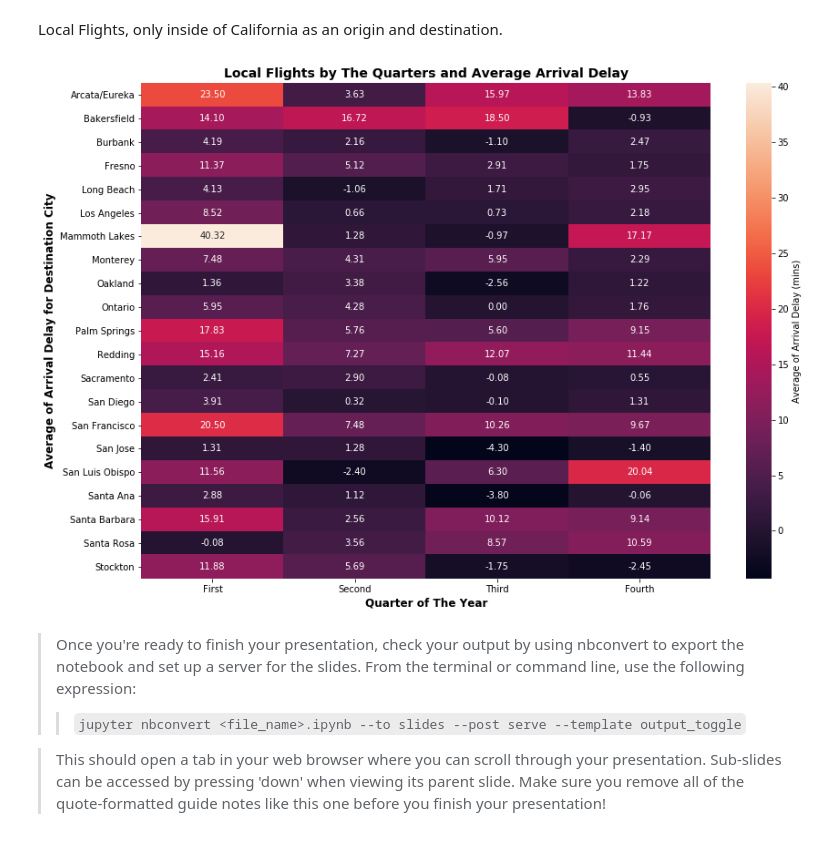
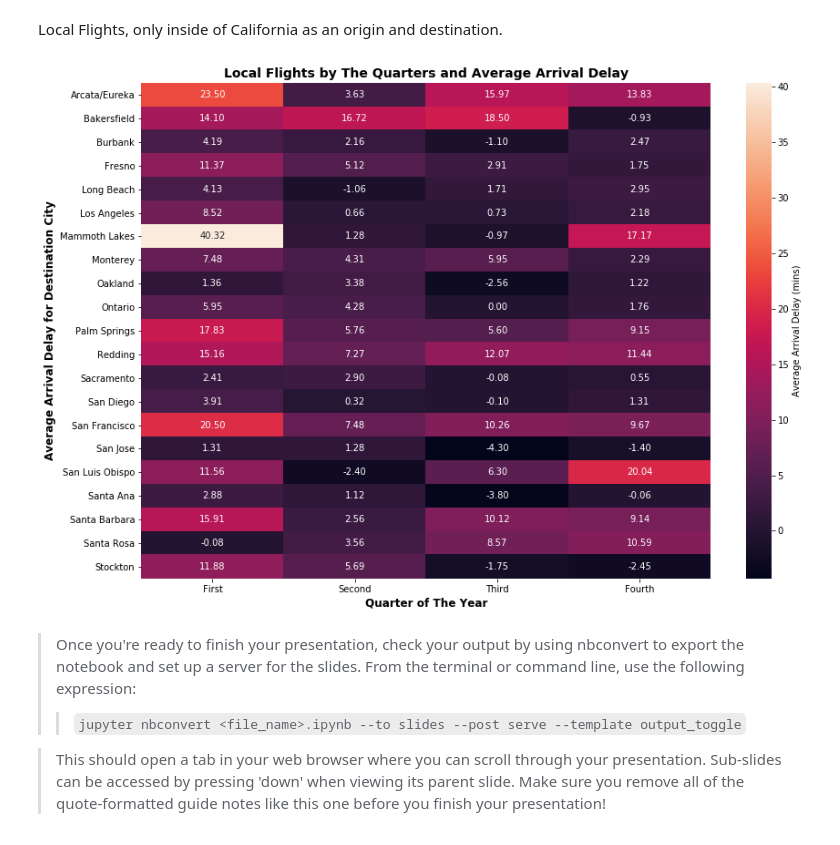
Before and after one commit to Faisal-AlDhuwayhi/Communicate-Data-Findings, a Jupyter notebook: slide_deck_template.ipynb, the cells around one changed output. Drawn from its saved outputs; the diff is of its cells as text; code cells hidden in the pictures.

Commit message:
Update some axis labels

```diff
--- a/slide_deck_template.ipynb
+++ b/slide_deck_template.ipynb
@@ -183,22 +183,22 @@ Local Flights, only inside of California as an origin and destination.
 # %%
 # Adapted heat map
 plt.figure(figsize=[14,10])
 # taking only the local flights
 local_flights_master = flights_master[(flights_master.origin_state_name == 'CA') &
                                    (flights_master.dest_state_name == 'CA')]
 
 cat_means = local_flights_master.groupby(['quarter', 'dest_city_name']).mean()['arr_delay']
 cat_means = cat_means.reset_index(name = 'arr_delay_avg')
 cat_means = cat_means.pivot(index = 'dest_city_name', columns = 'quarter',
                             values = 'arr_delay_avg')
 sb.heatmap(cat_means, annot = True, fmt = '.2f',
-           cbar_kws = {'label' : 'Average of Arrival Delay (mins)'})
+           cbar_kws = {'label' : 'Average Arrival Delay (mins)'})
 
 plt.title('Local Flights by The Quarters and Average Arrival Delay', fontsize=14, weight = 'bold')
 plt.xlabel('Quarter of The Year', fontsize=12, weight = 'bold')
-plt.ylabel('Average of Arrival Delay for Destination City', fontsize=12, weight = 'bold');
+plt.ylabel('Average Arrival Delay for Destination City', fontsize=12, weight = 'bold');
 # %% [output]
-[figure, old version]
+[figure, new version]
 # %% [markdown]
 > Once you're ready to finish your presentation, check your output by using
 nbconvert to export the notebook and set up a server for the slides. From the
```
Also changed, not shown: parts of 1 cell of this notebook.
